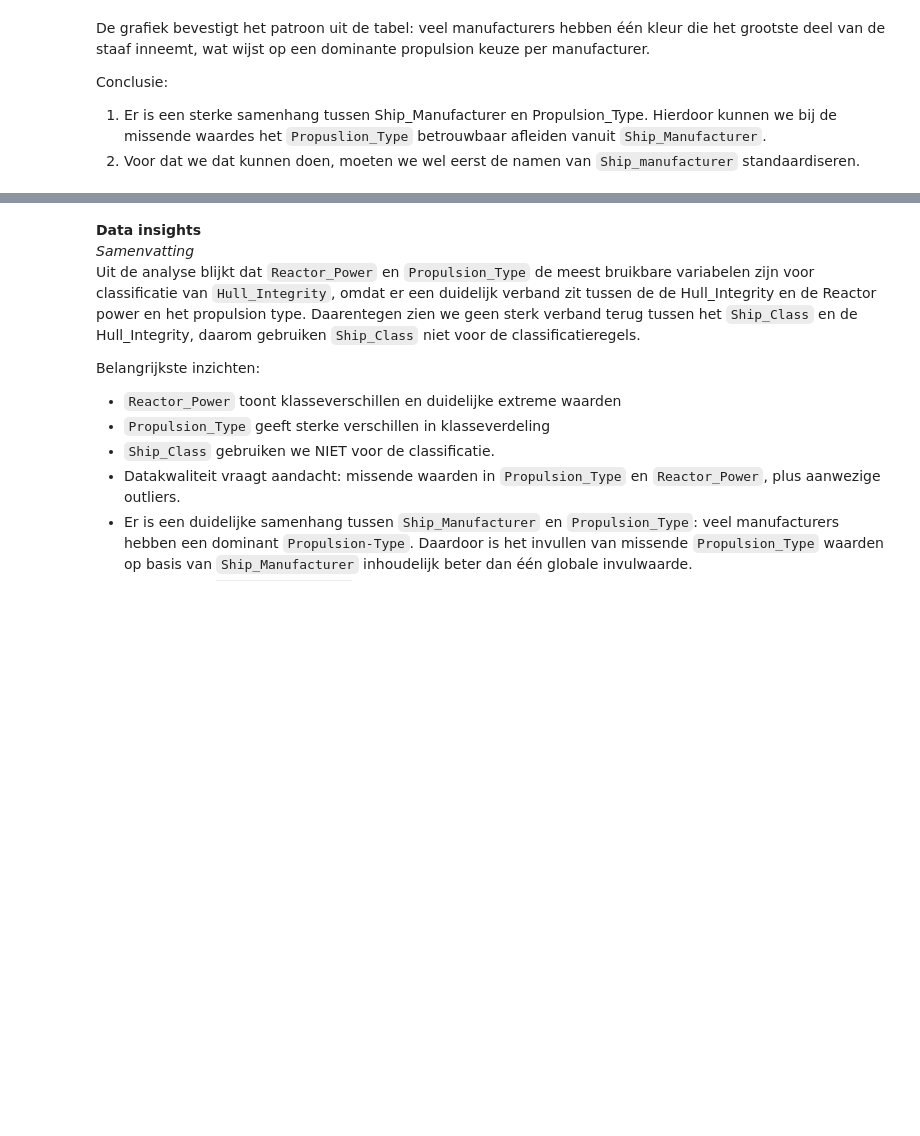
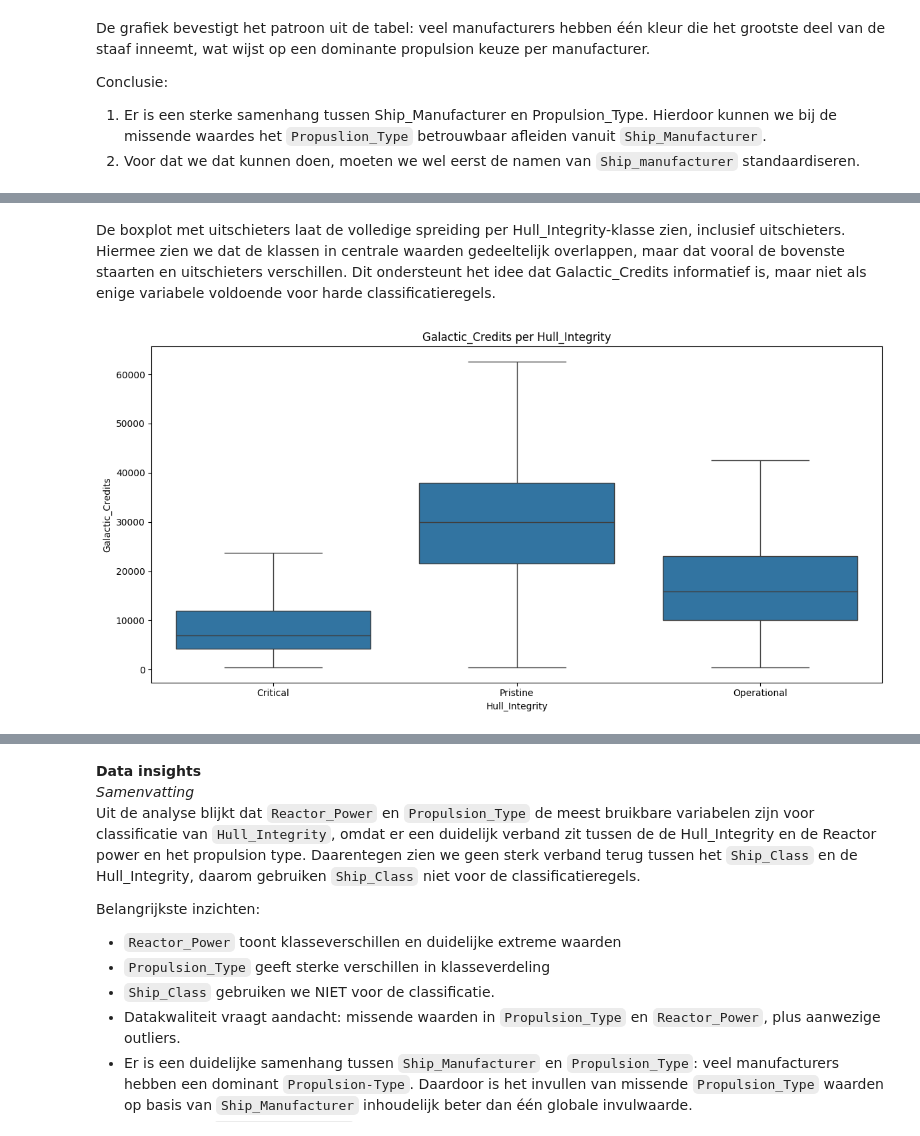
Before and after one commit to AchrafEAE/DDD, a Jupyter notebook: Iteratie2.ipynb, the cells around one changed output, grey strips where cells are left out. Saved outputs shown, nothing was run; the diff lists cells and outputs as text; code cells hidden in the pictures; blank space fills up the shorter version.

```diff
--- a/Iteratie2.ipynb
+++ b/Iteratie2.ipynb
@@ -398,0 +441,13 @@ Conclusie:
+# %% [markdown]
+De boxplot met uitschieters laat de volledige spreiding per Hull_Integrity-klasse zien, inclusief uitschieters.
+Hiermee zien we dat de klassen in centrale waarden gedeeltelijk overlappen, maar dat vooral de bovenste staarten en uitschieters verschillen.
+Dit ondersteunt het idee dat Galactic_Credits informatief is, maar niet als enige variabele voldoende voor harde classificatieregels.
+# %%
+# Zelfde maar dan zonder uitschieters
+plt.figure(figsize=(12, 6))
+sns.boxplot(data=df, x="Hull_Integrity", y="Galactic_Credits", showfliers=False)
+plt.title("Galactic_Credits per Hull_Integrity")
+plt.tight_layout()
+plt.show()
+# %% [output]
+[figure, added]
```
Also changed, not shown: parts of 8 cells of this notebook.
